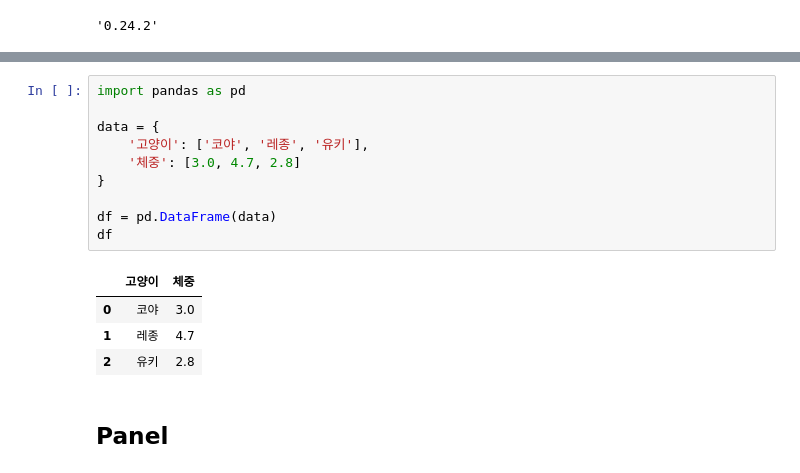
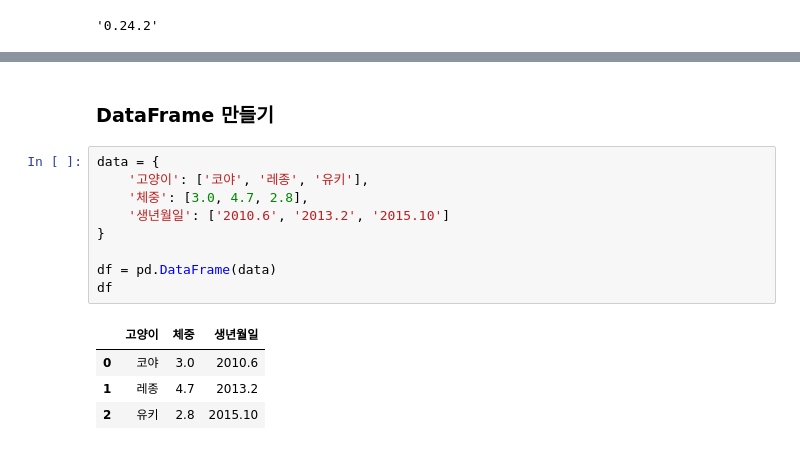
Before and after one commit to swhacademy/tensorflow-guide, a Jupyter notebook: 0_3_Pandas.ipynb, the cells around one changed output, grey strips where cells are left out. Cells and saved outputs as stored; diff of their text form.

```diff
--- a/0_3_Pandas.ipynb
+++ b/0_3_Pandas.ipynb
@@ -38,17 +187,16 @@ dtype: int64
+# %% [markdown]
+### DataFrame 만들기
 # %%
-import pandas as pd
-
 data = {
     '고양이': ['코야', '레종', '유키'],
-    '체중': [3.0, 4.7, 2.8]
+    '체중': [3.0, 4.7, 2.8],
+    '생년월일': ['2010.6', '2013.2', '2015.10']
 }
 
 df = pd.DataFrame(data)
 df
 # %% [output]
-|  | 고양이 | 체중 |
-| 0 | 코야 | 3.0 |
-| 1 | 레종 | 4.7 |
-| 2 | 유키 | 2.8 |
+|  | 고양이 | 체중 | 생년월일 |
+| 0 | 코야 | 3.0 | 2010.6 |
+| 1 | 레종 | 4.7 | 2013.2 |
+| 2 | 유키 | 2.8 | 2015.10 |
-# %% [markdown]
-## Panel
```
Also changed, not shown: parts of 42 cells of this notebook.
